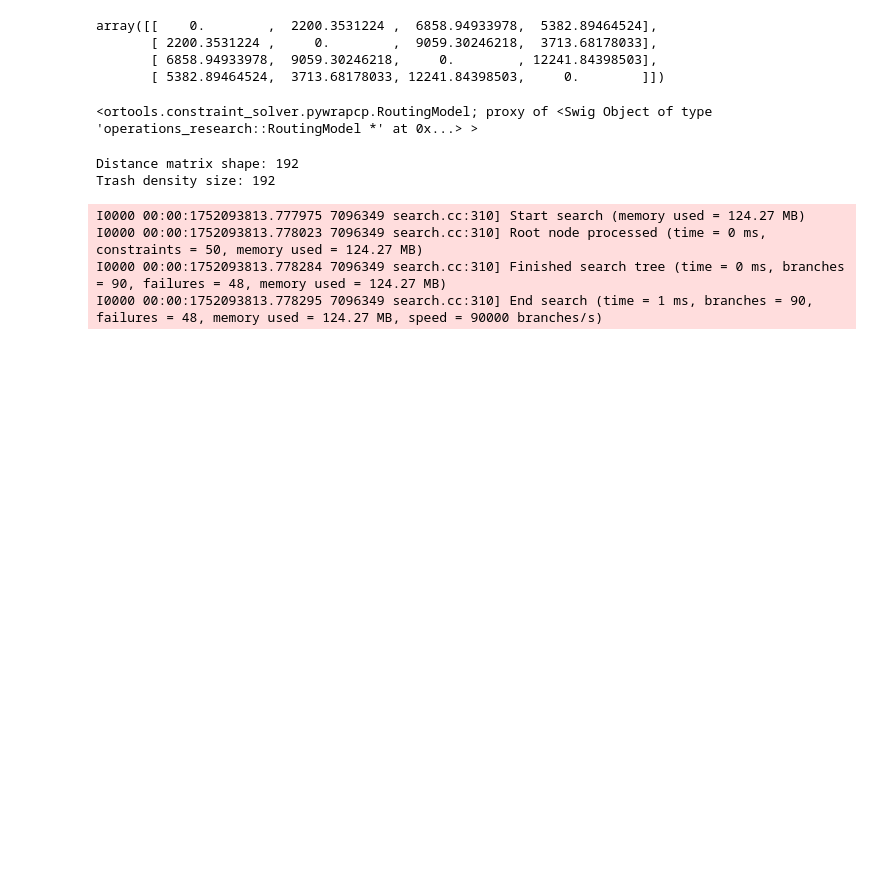
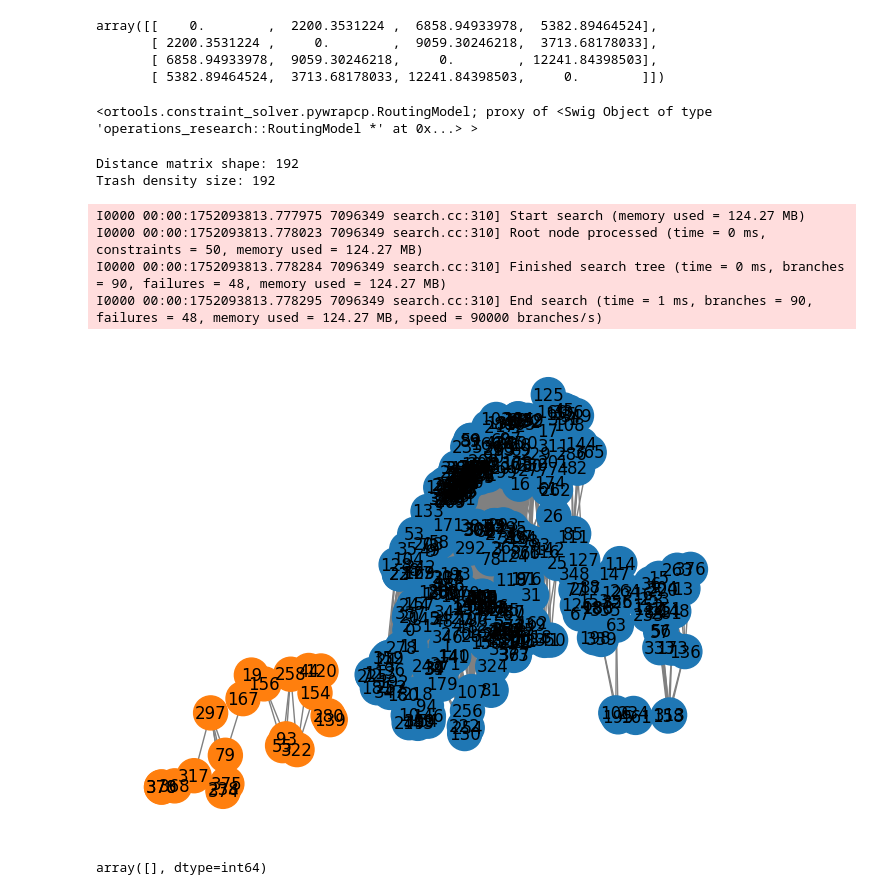
Before and after one commit to mablezhang2003/trash-route-optimization, a Jupyter notebook: Service Request Analysis.ipynb, the cells around one changed output. Cells and saved outputs as stored; diff of their text form; code cells hidden in the pictures; blank space fills up the shorter version.

```diff
--- a/Service Request Analysis.ipynb
+++ b/Service Request Analysis.ipynb
@@ -564,3 +483,15 @@ I0000 00:00:1752093813.778284 7096349 search.cc:310] Finished search tree (time
 I0000 00:00:1752093813.778295 7096349 search.cc:310] End search (time = 1 ms, branches = 90, failures = 48, memory used = 124.27 MB, speed = 90000 branches/s)
 # %%
 ## Working example
+# %%
+import requests
+
+# Set the URL and optional parameters
+url = 'https://geolocator-2ldv.onrender.com/get_trash_locations'
+
+# GET request with parameters
+response = requests.get(url)
+
+# Check response status
+if response.status_code == 200:
+    result = response.json()
@@ -566,0 +585,28 @@ I0000 00:00:1752093813.778295 7096349 search.cc:310] End search (time = 1 ms, br
+# %%
+df = pd.DataFrame(result)
+df = pd.DataFrame(df.coordinates.apply(lambda x: (x["longitude"], x["latitude"])))
+df = df[df['coordinates'] != (None, None)].reset_index(drop=True)
+df = pd.DataFrame(df.coordinates.apply(lambda x: (float(x[0]), float(x[1]))))
+df = df.rename(columns={"coordinates": "Coordinates"})
+G = build_graph(df)
+# %%
+# Get connected components (each is a set of nodes)
+components = list(nx.connected_components(G))
+
+# Generate a color for each component
+colors = plt.cm.tab10.colors  # or use another colormap
+color_map = {}
+
+for i, comp in enumerate(components):
+    for node in comp:
+        color_map[node] = colors[i % len(colors)]
+
+# Assign colors to nodes
+node_colors = [color_map[node] for node in G.nodes()]
+
+# Draw the graph
+pos = nx.get_node_attributes(G, 'pos')
+nx.draw(G, pos, with_labels=True, node_color=node_colors, node_size=600, edge_color='gray')
+plt.show()
+# %% [output]
+[figure, added]
@@ -566,0 +625,4 @@ I0000 00:00:1752093813.778295 7096349 search.cc:310] End search (time = 1 ms, br
+# %%
+distance_matrix[distance_matrix >= 10 ** 8]
+# %% [output]
+array([], dtype=int64)
```
Also changed, not shown: parts of 17 cells of this notebook, 5 other files.
